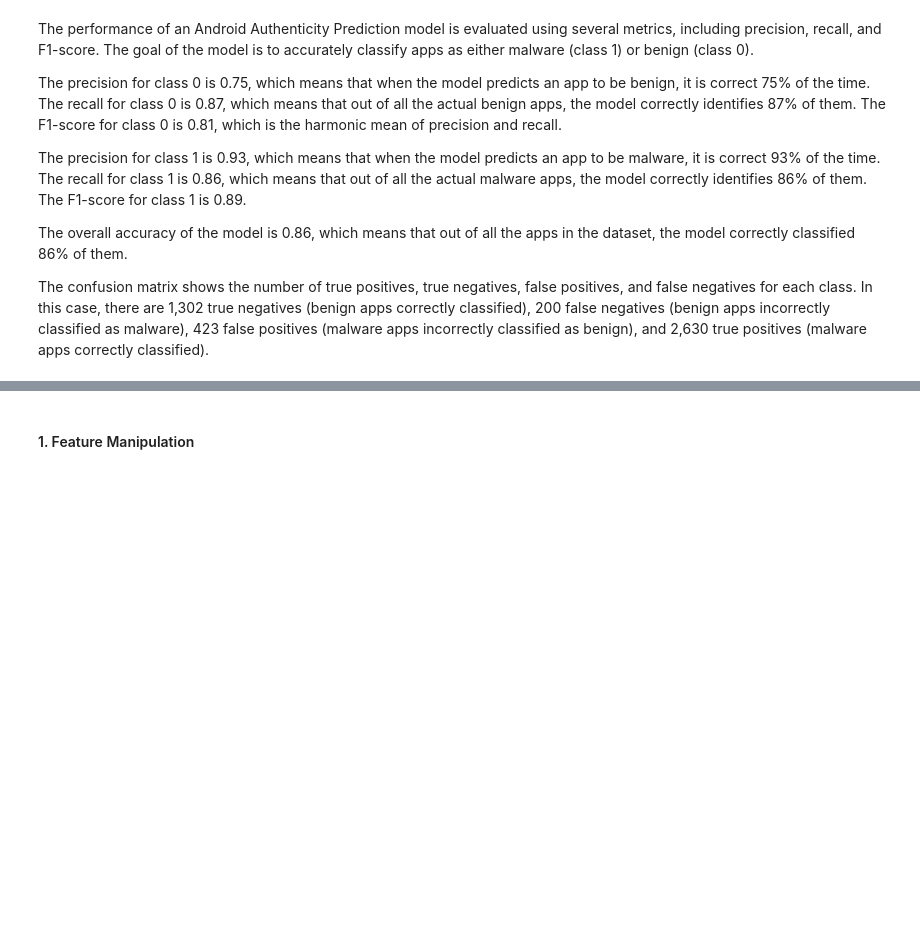
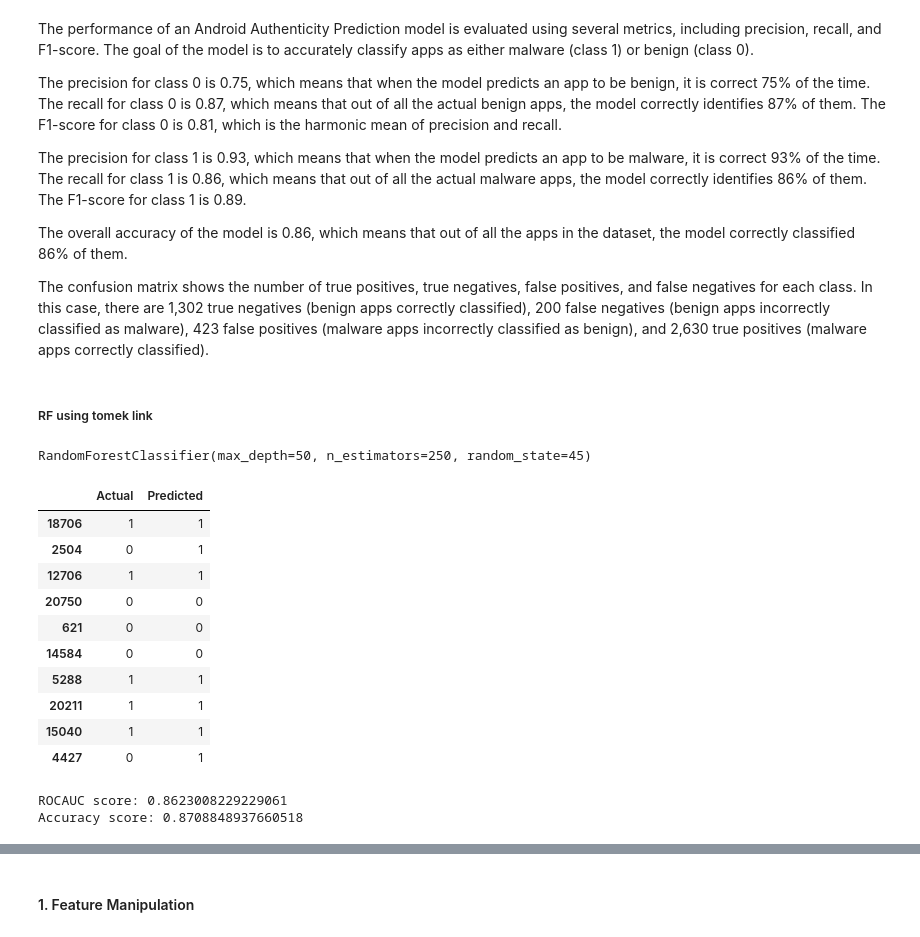
Before and after one commit to v1git12/Capstone-Project-3-Android-Authenticity-Prediction-, a Jupyter notebook: Android_Authenticity_Prediction.ipynb, the cells around one changed output, grey strips where cells are left out. Drawn from its saved outputs; the diff is of its cells as text; code cells hidden in the pictures; blank space fills up the shorter version.

Commit message:
Implemented XGboost and Random forest Classifier using SMOTE and Tomek Link

```diff
--- a/Android_Authenticity_Prediction.ipynb
+++ b/Android_Authenticity_Prediction.ipynb
@@ -2052,3 +2049,40 @@ The precision for class 1 is 0.93, which means that when the model predicts an a
 The overall accuracy of the model is 0.86, which means that out of all the apps in the dataset, the model correctly classified 86% of them.
 
 The confusion matrix shows the number of true positives, true negatives, false positives, and false negatives for each class. In this case, there are 1,302 true negatives (benign apps correctly classified), 200 false negatives (benign apps incorrectly classified as malware), 423 false positives (malware apps incorrectly classified as benign), and 2,630 true positives (malware apps correctly classified).
+# %% [markdown]
+##### RF using tomek link
+# %%
+X_train, X_test, y_train, y_test = train_test_split(X_tl, y_tl, test_size=0.20, random_state=42, stratify=y_tl)
+# %%
+rdf = RandomForestClassifier(n_estimators=250, max_depth=50,random_state=45)
+
+# Fit the Algorithm
+rdf.fit(X_train,y_train)
+# %% [output]
+RandomForestClassifier(max_depth=50, n_estimators=250, random_state=45)
+# %%
+# Predict on the model with test data and then training data
+y_pred = rdf.predict(X_test)
+y_pred_train = rdf.predict(X_train)
+
+# creating dataframe with actual and predicted values
+df = pd.DataFrame({'Actual':y_test, 'Predicted':y_pred})
+df.head(10)
+# %% [output]
+|  | Actual | Predicted |
+| 18706 | 1 | 1 |
+| 2504 | 0 | 1 |
+| 12706 | 1 | 1 |
+| 20750 | 0 | 0 |
+| 621 | 0 | 0 |
+| 14584 | 0 | 0 |
+| 5288 | 1 | 1 |
+| 20211 | 1 | 1 |
+| 15040 | 1 | 1 |
+| 4427 | 0 | 1 |
+# %%
+print('ROCAUC score:',roc_auc_score(y_test, y_pred))
+print('Accuracy score:',accuracy_score(y_test, y_pred))
+# %% [output]
+ROCAUC score: 0.8623008229229061
+Accuracy score: 0.8708848937660518
```
Also changed, not shown: parts of 14 cells of this notebook.
